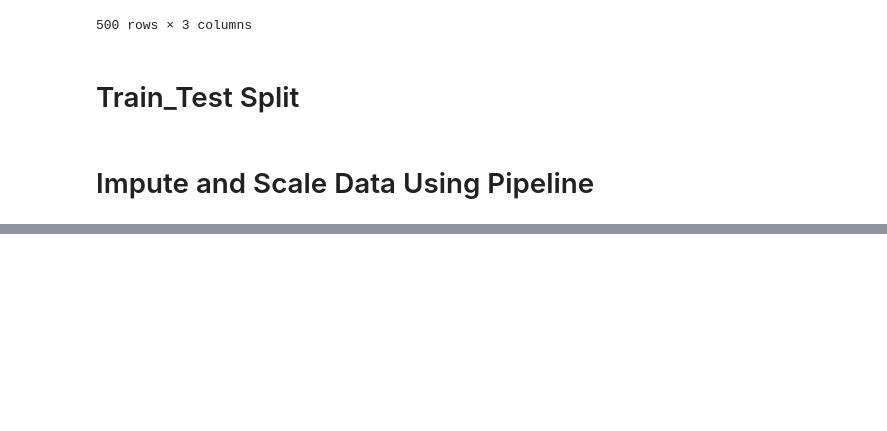
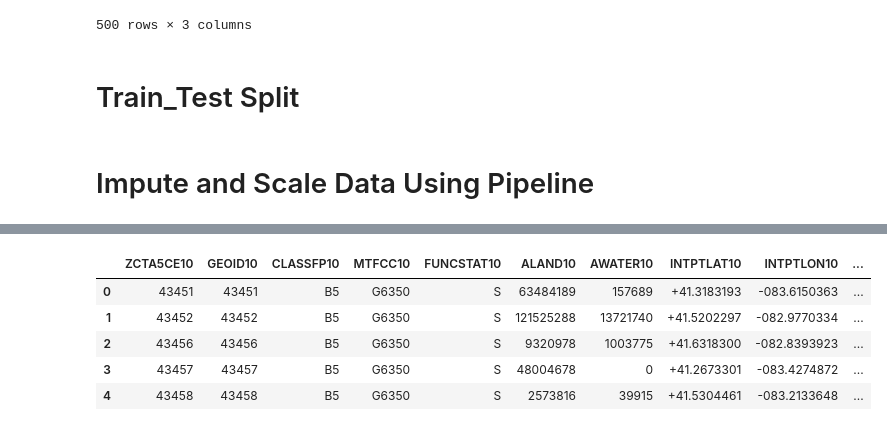
Before and after one commit to Milgha/Phase3-Project, a Jupyter notebook: Milad_Notebook.ipynb, the cells around one changed output, grey strips where cells are left out. Cells and saved outputs as stored; diff of their text form; code cells hidden in the pictures; blank space fills up the shorter version.

```diff
--- a/Milad_Notebook.ipynb
+++ b/Milad_Notebook.ipynb
@@ -771,0 +782,11 @@ df8
+# %%
+gdf_locations = gpd.read_file('data/tl_2020_us_zcta510.shp')
+# %%
+gdf_locations.head()
+# %% [output]
+|  | ZCTA5CE10 | GEOID10 | CLASSFP10 | MTFCC10 | FUNCSTAT10 | ALAND10 | AWATER10 | INTPTLAT10 | INTPTLON10 | ... |
+| 0 | 43451 | 43451 | B5 | G6350 | S | 63484189 | 157689 | +41.3183193 | -083.6150363 | ... |
+| 1 | 43452 | 43452 | B5 | G6350 | S | 121525288 | 13721740 | +41.5202297 | -082.9770334 | ... |
+| 2 | 43456 | 43456 | B5 | G6350 | S | 9320978 | 1003775 | +41.6318300 | -082.8393923 | ... |
+| 3 | 43457 | 43457 | B5 | G6350 | S | 48004678 | 0 | +41.2673301 | -083.4274872 | ... |
+| 4 | 43458 | 43458 | B5 | G6350 | S | 2573816 | 39915 | +41.5304461 | -083.2133648 | ... |
```
Also changed, not shown: parts of 9 cells of this notebook.
